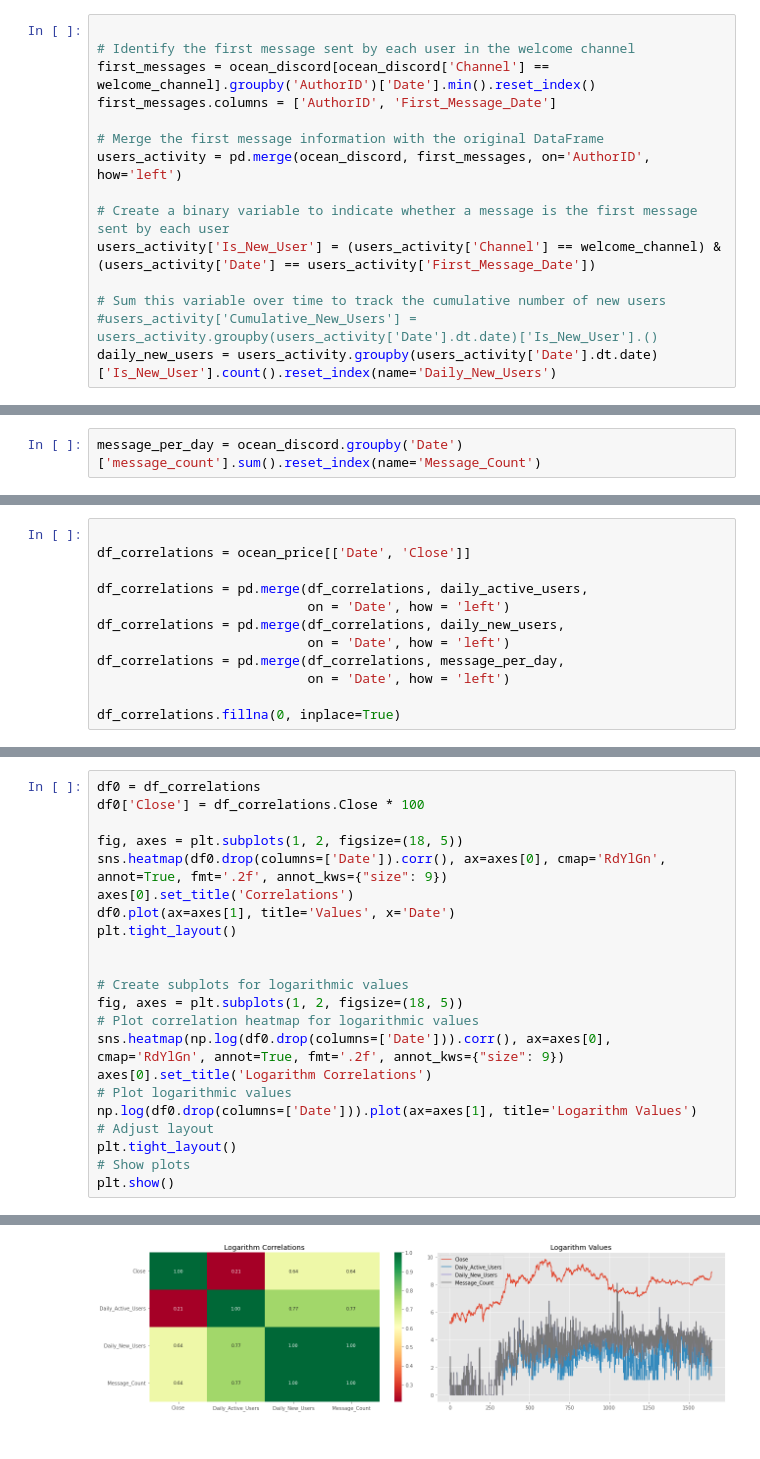
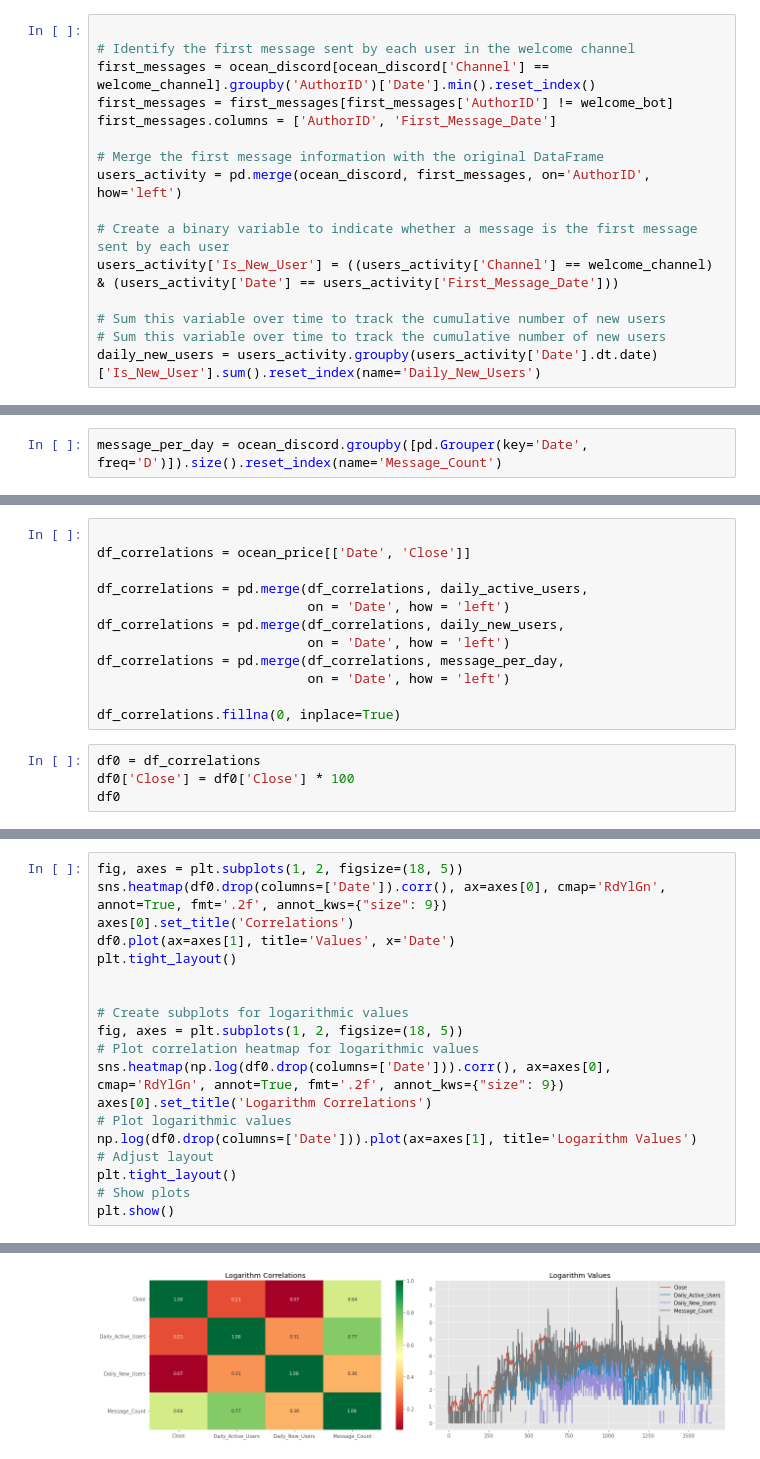
Before and after one commit to MarcLlopart/Discord-Community-Dynamics, a Jupyter notebook: 2_statistics.ipynb, the cells around one changed output, grey strips where cells are left out. Cells and saved outputs as stored; diff of their text form.

```diff
--- a/2_statistics.ipynb
+++ b/2_statistics.ipynb
@@ -55,14 +55,15 @@ welcome_channel = 'Ocean Protocol - GET STARTED - 👋︱welcome [72789867463783
 
 # Identify the first message sent by each user in the welcome channel
 first_messages = ocean_discord[ocean_discord['Channel'] == welcome_channel].groupby('AuthorID')['Date'].min().reset_index()
+first_messages = first_messages[first_messages['AuthorID'] != welcome_bot]
 first_messages.columns = ['AuthorID', 'First_Message_Date']
 
 # Merge the first message information with the original DataFrame
 users_activity = pd.merge(ocean_discord, first_messages, on='AuthorID', how='left')
 
 # Create a binary variable to indicate whether a message is the first message sent by each user
-users_activity['Is_New_User'] = (users_activity['Channel'] == welcome_channel) & (users_activity['Date'] == users_activity['First_Message_Date'])
+users_activity['Is_New_User'] = ((users_activity['Channel'] == welcome_channel) & (users_activity['Date'] == users_activity['First_Message_Date']))
 
 # Sum this variable over time to track the cumulative number of new users
-#users_activity['Cumulative_New_Users'] = users_activity.groupby(users_activity['Date'].dt.date)['Is_New_User'].()
-daily_new_users = users_activity.groupby(users_activity['Date'].dt.date)['Is_New_User'].count().reset_index(name='Daily_New_Users')
+# Sum this variable over time to track the cumulative number of new users
+daily_new_users = users_activity.groupby(users_activity['Date'].dt.date)['Is_New_User'].sum().reset_index(name='Daily_New_Users')
@@ -90,7 +75,7 @@ users_activity['Active_User'] = users_activity.groupby([users_activity['Date'].d
 # Calculate daily active users
 daily_active_users = users_activity.groupby(users_activity['Date'].dt.date)['Active_User'].sum().reset_index(name='Daily_Active_Users')
 # %%
-message_per_day = ocean_discord.groupby('Date')['message_count'].sum().reset_index(name='Message_Count')
+message_per_day = ocean_discord.groupby([pd.Grouper(key='Date', freq='D')]).size().reset_index(name='Message_Count')
 # %%
 daily_new_users['Date'] = pd.to_datetime(daily_new_users['Date'])
 daily_active_users['Date'] = pd.to_datetime(daily_active_users['Date'])
@@ -107,3 +92,7 @@ df_correlations = pd.merge(df_correlations, message_per_day,
                            on = 'Date', how = 'left')
 
 df_correlations.fillna(0, inplace=True)
+# %%
+df0 = df_correlations
+df0['Close'] = df0['Close'] * 100
+df0
@@ -110,7 +113,4 @@ df_correlations.fillna(0, inplace=True)
 # %%
-df0 = df_correlations
-df0['Close'] = df_correlations.Close * 100
-
 fig, axes = plt.subplots(1, 2, figsize=(18, 5))
 sns.heatmap(df0.drop(columns=['Date']).corr(), ax=axes[0], cmap='RdYlGn', annot=True, fmt='.2f', annot_kws={"size": 9})
 axes[0].set_title('Correlations')
@@ -134 +134 @@ plt.show()
-[figure, old version]
+[figure, new version]
```
Also changed, not shown: parts of 7 cells of this notebook.
